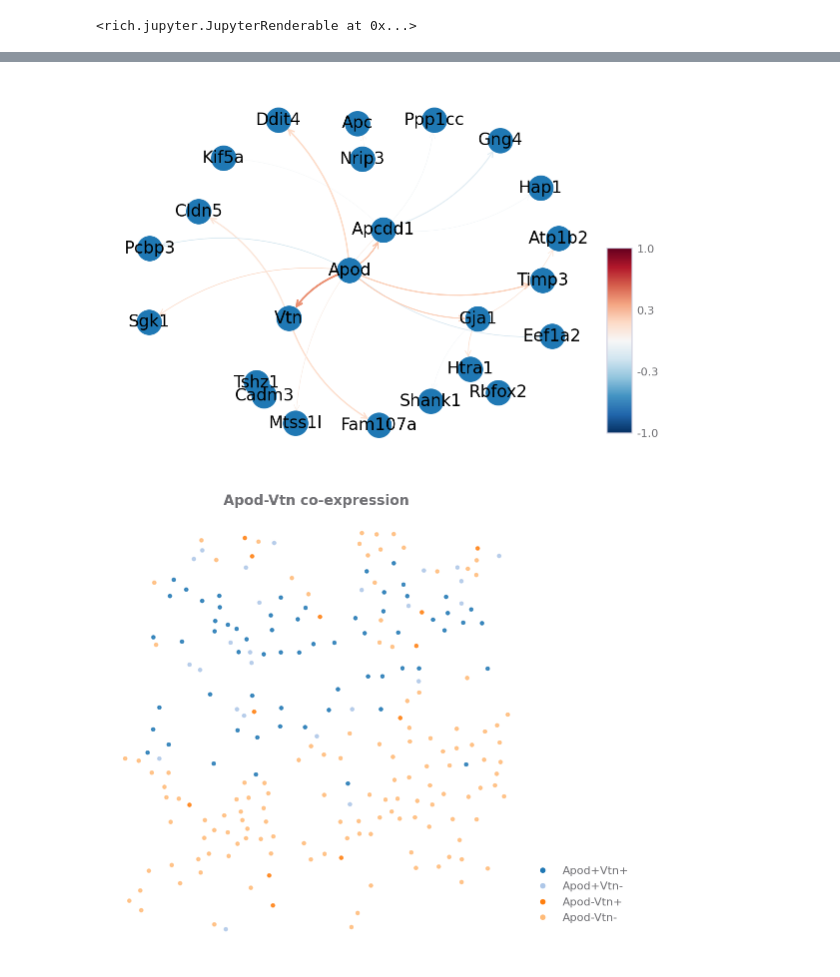
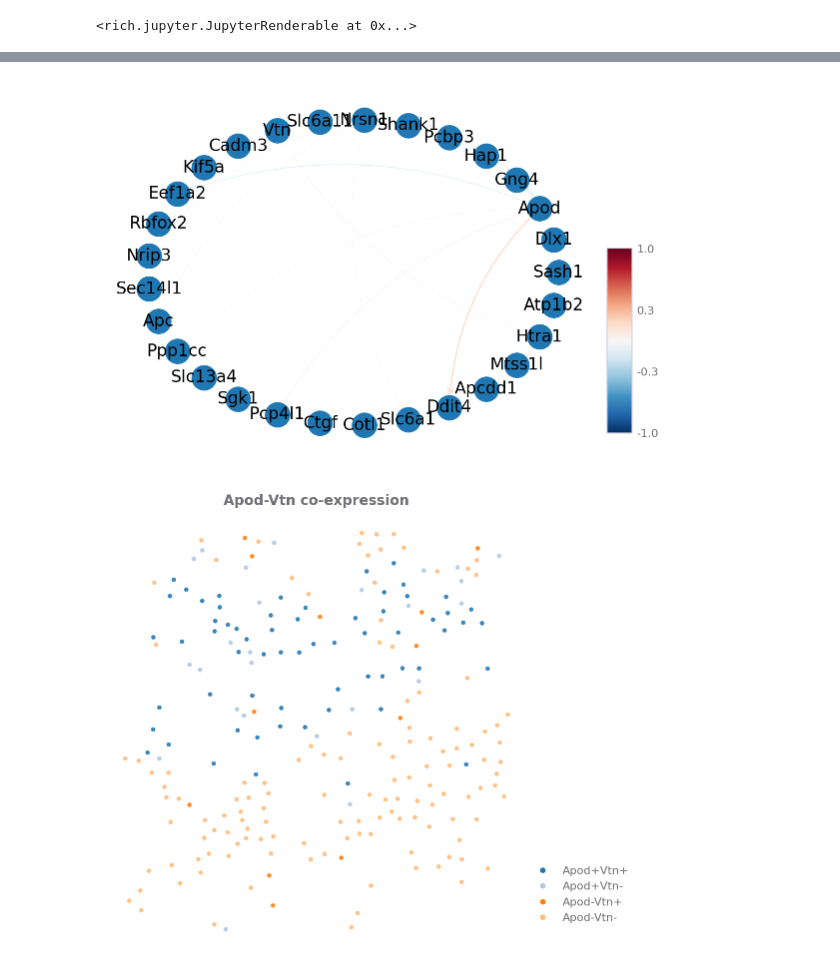
Before and after one commit to Mr-Milk/SpatialTis-Tutorial, a Jupyter notebook: Example: seqFish dataset.ipynb, the cells around one changed output, grey strips where cells are left out. Saved outputs shown, nothing was run; the diff lists cells and outputs as text; code cells hidden in the pictures.

```diff
--- a/Example: seqFish dataset.ipynb
+++ b/Example: seqFish dataset.ipynb
@@ -131,9 +94,9 @@ NMD Markers ██████████ 100% 00:00|00:24
 <rich.jupyter.JupyterRenderable at 0x...>
 <rich.jupyter.JupyterRenderable at 0x...>
 # %%
-sp.NMDMarkers(data, layout="spring_layout")
+sp.NMDMarkers(data)
 # %% [output]
-[figure, old version]
+[figure, new version]
 # %%
 def co_exp(data, gene1, gene2):
     mdata = data.var.reset_index(drop=True)
```
Also changed, not shown: parts of 10 cells of this notebook, 34 other files.
